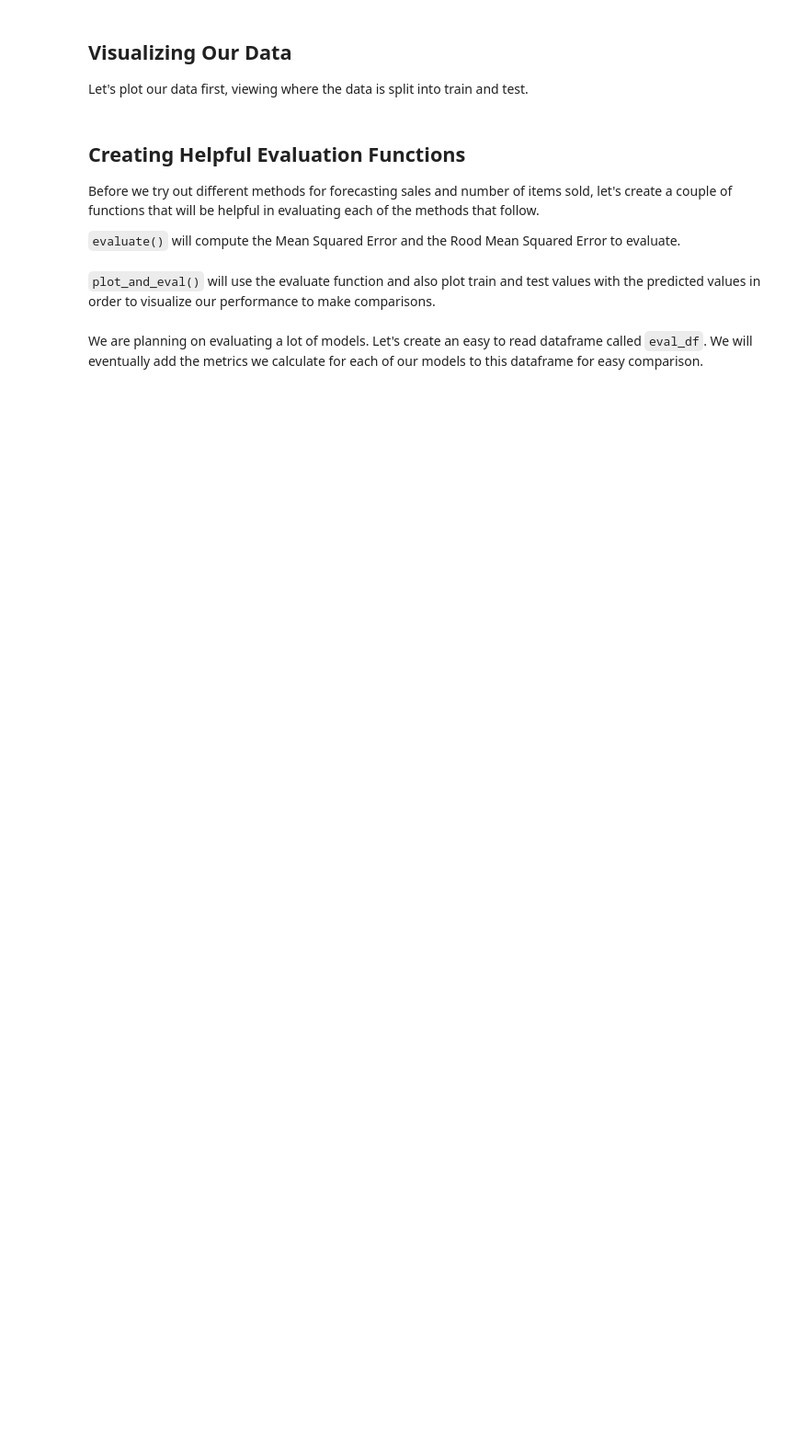
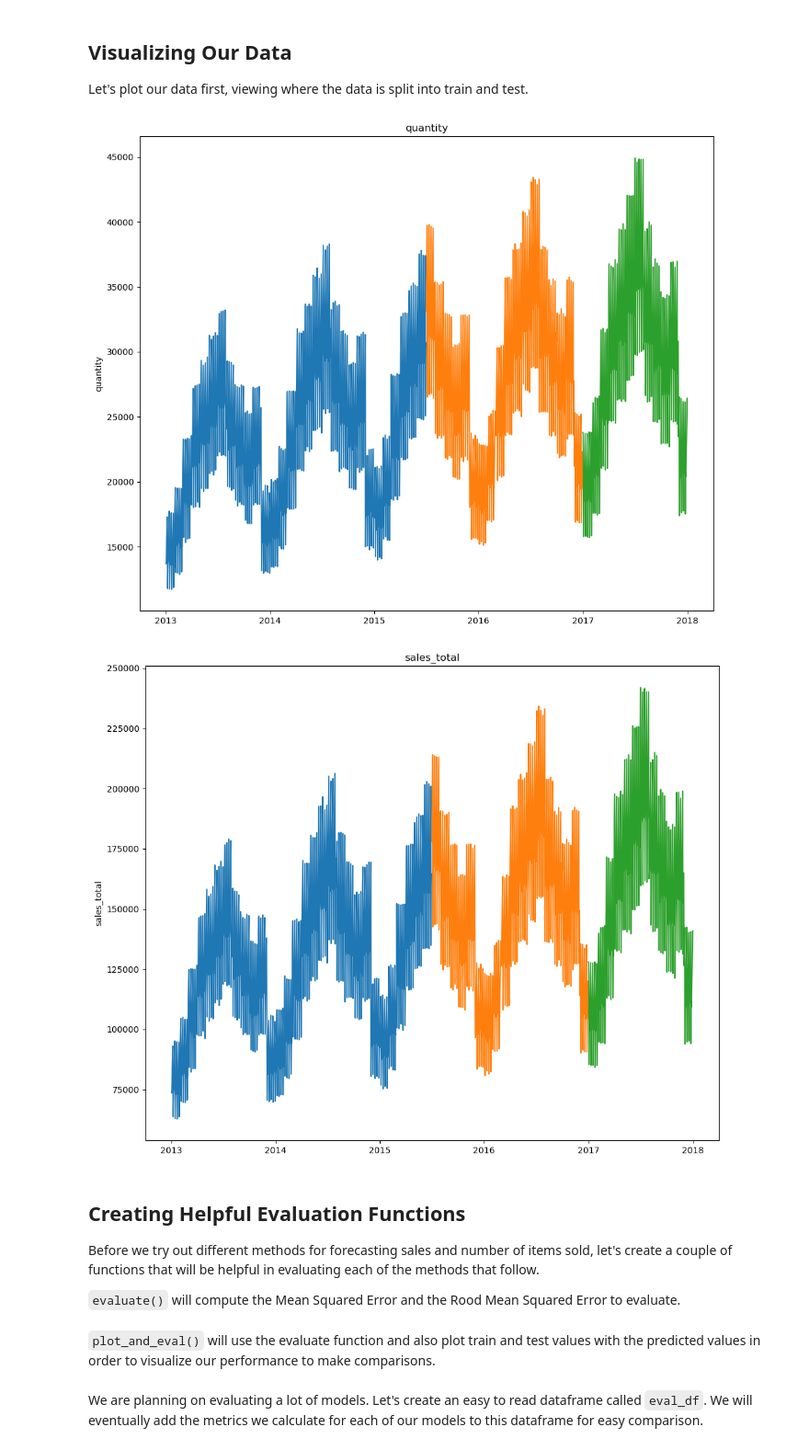
Before and after one commit to CodeupClassroom/pagel-time-series, a Jupyter notebook: forecasting_lesson.ipynb, the cells around one changed output. Shown at 92% size. Drawn from its saved outputs; the diff is of its cells as text; code cells hidden in the pictures; blank space fills up the shorter version.

```diff
--- a/forecasting_lesson.ipynb
+++ b/forecasting_lesson.ipynb
@@ -107,2 +139,4 @@ def prep_store_data(df):
+# %%
+df = prep_store_data(df)
 # %% [markdown]
 Let's take a look at our data:
@@ -120,0 +185,3 @@ We will resample to daily aggregating our values using sum. The original granula
+# %%
+# resample by day, sum
+df_resampled = df.resample('d')[['quantity', 'sales_total']].sum()
@@ -120,0 +205,5 @@ We will resample to daily aggregating our values using sum. The original granula
+# %%
+# Drop February 29th from our dataset (a leap year date)
+# we do have a leap day in this data set, so I'm going
+# to drop it out so it doesn't disrupt our annual cycle/365 count
+df_resampled = df_resampled[df_resampled.index != '2016-02-29']
@@ -128,14 +232,14 @@ We will resample to daily aggregating our values using sum. The original granula
 # %%
 # take 50% of our data for train (round to integer for a whole number)
-train_size =
+train_size = int(.5 * len(df_resampled))
 # take 30% for validation
 validate_size = int(len(df_resampled) * .3)
 # get the remainder or rows for test
-test_size =
+test_size = int(len(df_resampled) - train_size - validate_size)
 # get the delineation point between validate and test by summing train and validate
-validate_end_index =
+validate_end_index = train_size + validate_size
 
 # split into train, validation, test
-train =
-validate =
-test =
+train = df_resampled[:train_size]
+validate = df_resampled[train_size:validate_end_index]
+test = df_resampled[validate_end_index:]
@@ -145,6 +253,17 @@ test =
 Let's plot our data first, viewing where the data is split into train and test.
 # %%
 # plotting the values of quantity and sales over time by data subset:
+for col in train.columns:
+    plt.figure(figsize=(12,10))
+    plt.plot(train[col])
+    plt.plot(validate[col])
+    plt.plot(test[col])
+    plt.ylabel(col)
+    plt.title(col)
+    plt.show()
+# %% [output]
+[figure, added]
+[figure, added]
 # %% [markdown]
 ## Creating Helpful Evaluation Functions
 
```
Also changed, not shown: parts of 75 cells of this notebook.
